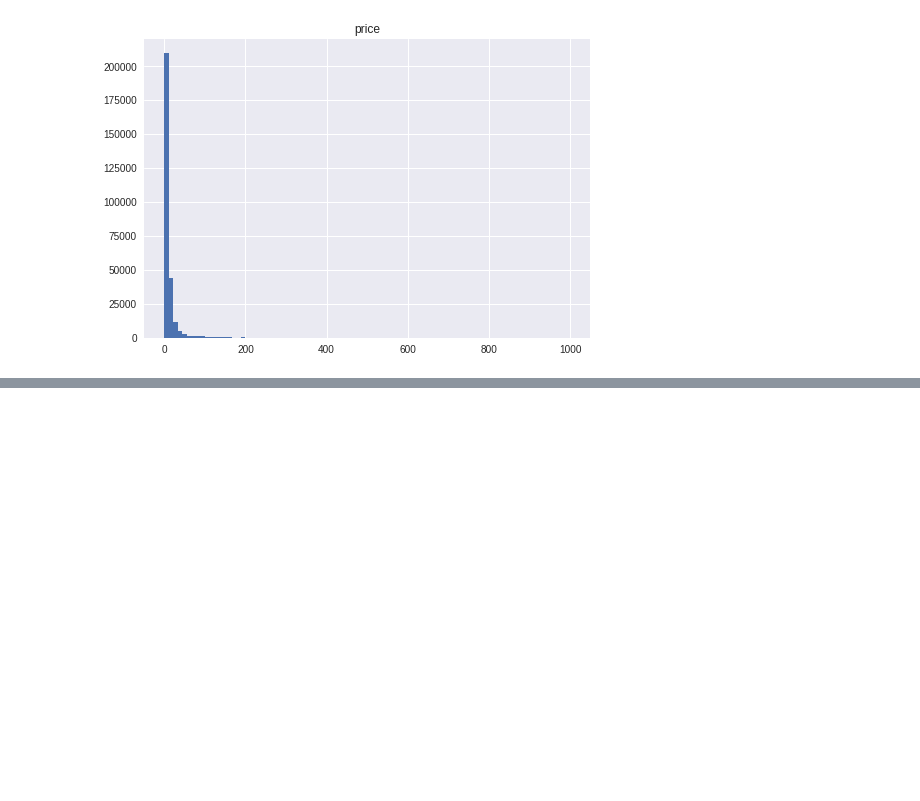
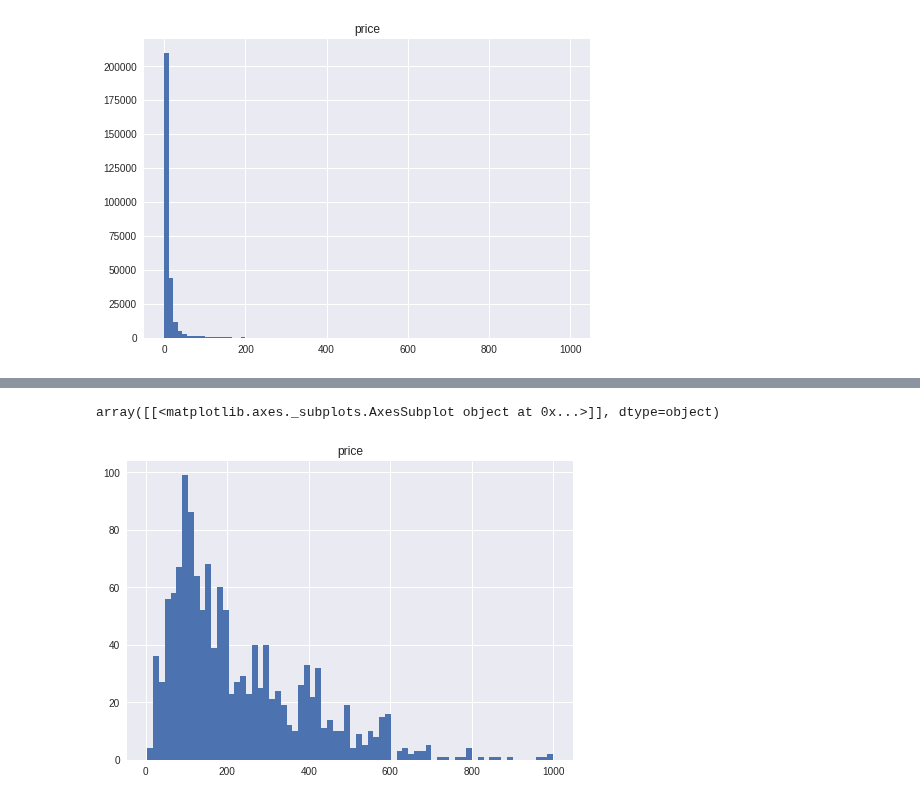
Before and after one commit to MsSquirrel/ADA---MAK, a Jupyter notebook: Project/kristina_project.ipynb, the cells around one changed output, grey strips where cells are left out. Saved outputs shown, nothing was run; the diff lists cells and outputs as text; code cells hidden in the pictures; blank space fills up the shorter version.

```diff
--- a/Project/kristina_project.ipynb
+++ b/Project/kristina_project.ipynb
@@ -125,0 +145,5 @@ array([[<matplotlib.axes._subplots.AxesSubplot object at 0x...>]], dtype=object)
+# %%
+phones_df = metadata_df[metadata_df.categories.str.
+            startswith("[['Cell Phones & Accessories', 'Cell Phones', 'Unlocked ")]
+phones_df = phones_df[(pd.notnull(phones_df['brand'])) & (phones_df['brand'] != '')]
+phones_df.head()
@@ -125,0 +161,2 @@ array([[<matplotlib.axes._subplots.AxesSubplot object at 0x...>]], dtype=object)
+# %%
+phones_df['brand'] = phones_df['brand'].str.lower()
@@ -125,0 +189,5 @@ array([[<matplotlib.axes._subplots.AxesSubplot object at 0x...>]], dtype=object)
+# %%
+phones_df.hist(column='price', bins=70)
+# %% [output]
+array([[<matplotlib.axes._subplots.AxesSubplot object at 0x...>]], dtype=object)
+[figure, added]
```
Also changed, not shown: parts of 18 cells of this notebook.
